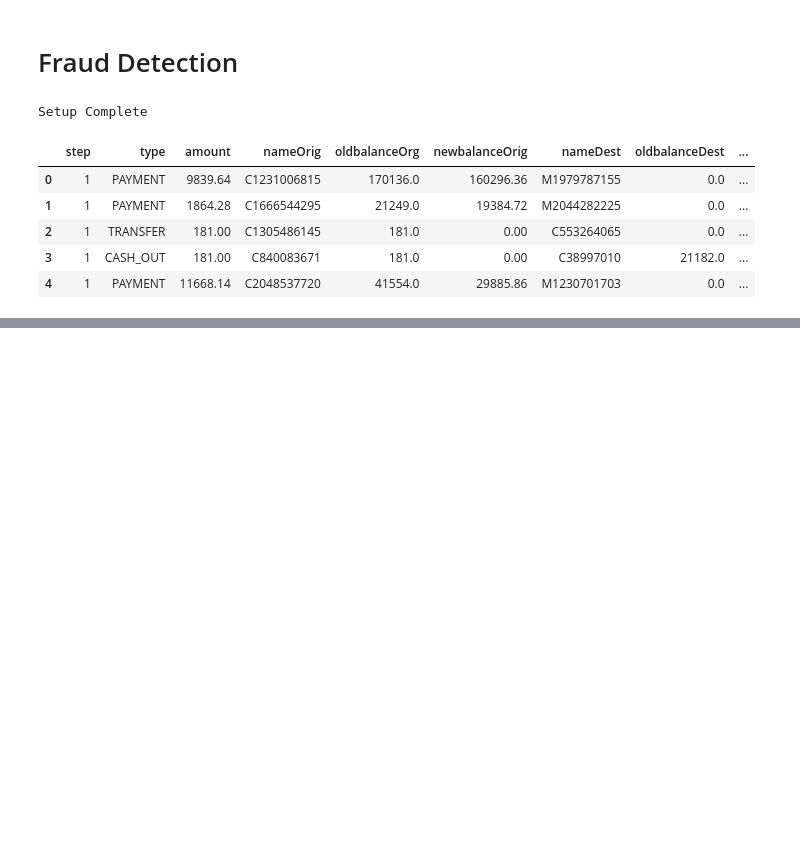
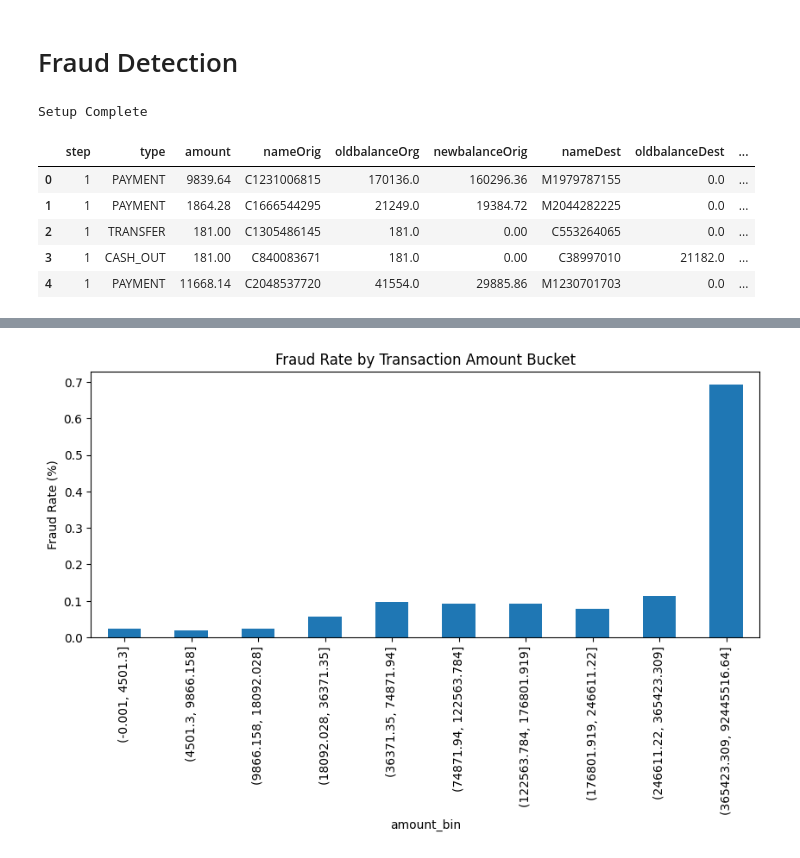
Before and after one commit to codebyyashvi/Bank_Fraud_Detection, a Jupyter notebook: Analysis.ipynb, the cells around one changed output, grey strips where cells are left out. Drawn from its saved outputs; the diff is of its cells as text; code cells hidden in the pictures; blank space fills up the shorter version.

Commit message:
Transaction Amount Distribution

```diff
--- a/Analysis.ipynb
+++ b/Analysis.ipynb
@@ -42,0 +68,15 @@ df.head()
+# %%
+# Fraud Rate by Amount Bucket
+df['amount_bin'] = pd.qcut(df['amount'], q=10, duplicates='drop')
+
+fraud_rate = df.groupby('amount_bin')['isFraud'].mean()
+fraud_rate = fraud_rate*100
+
+plt.figure(figsize=(10,4))
+fraud_rate.plot(kind='bar')
+plt.ylabel("Fraud Rate (%)")
+plt.title("Fraud Rate by Transaction Amount Bucket")
+
+plt.show()
+# %% [output]
+[figure, added]
```
Also changed, not shown: parts of 5 cells of this notebook.
